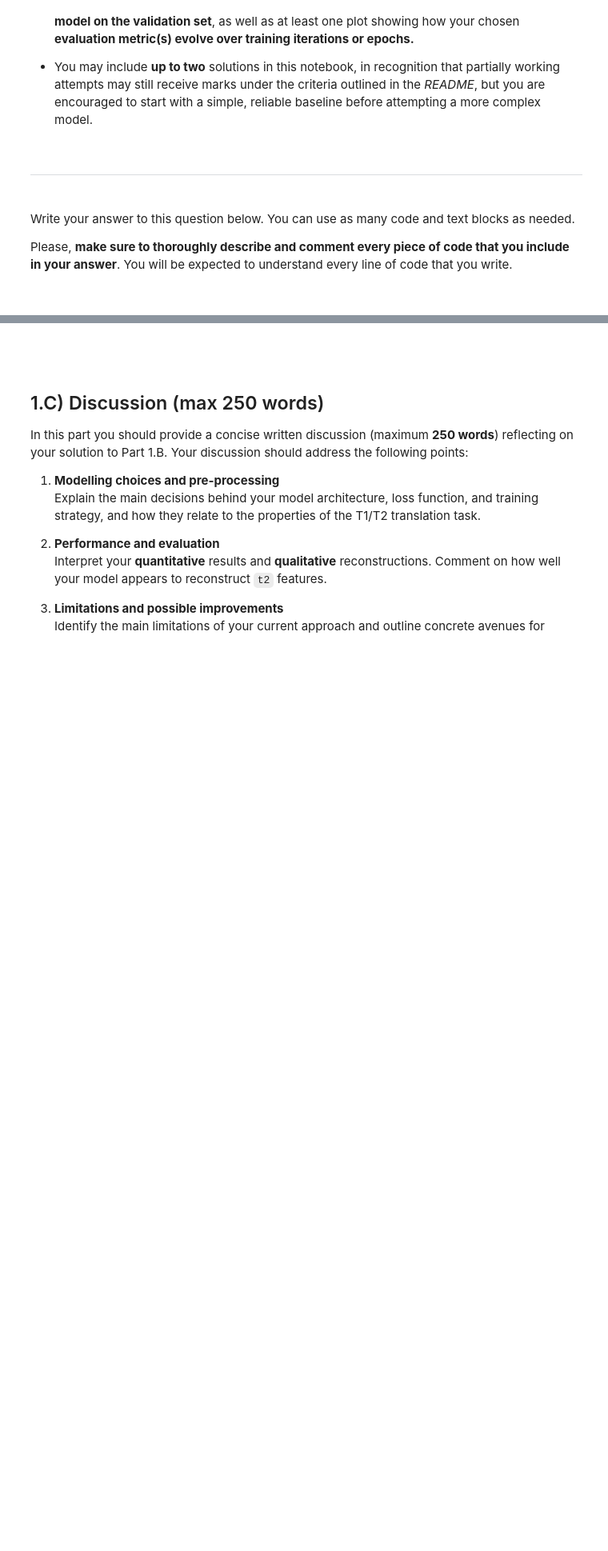
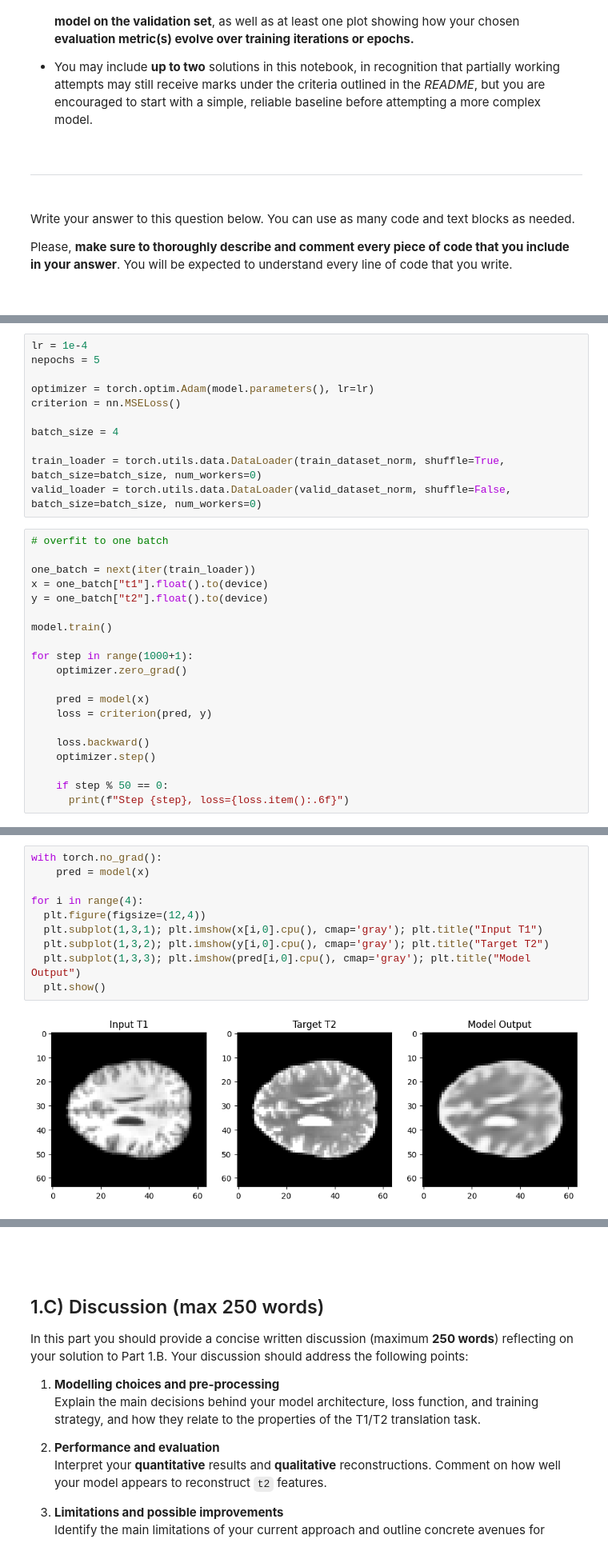
Before and after one commit to fremondi/deep-learning-for-signals-and-images, a Jupyter notebook: Assessment_Q1.ipynb, the cells around one changed output, grey strips where cells are left out. Shown at 80% size. Saved outputs shown, nothing was run; the diff lists cells and outputs as text; blank space fills up the shorter version.

Commit message:
added winsorisation in EDA, designed dense unet architecture, and started training

```diff
--- a/Assessment_Q1.ipynb
+++ b/Assessment_Q1.ipynb
@@ -379,0 +675,31 @@ Please, **make sure to thoroughly describe and comment every piece of code that
+# %%
+lr = 1e-4
+nepochs = 5
+
+optimizer = torch.optim.Adam(model.parameters(), lr=lr)
+criterion = nn.MSELoss()
+
+batch_size = 4
+
+train_loader = torch.utils.data.DataLoader(train_dataset_norm, shuffle=True, batch_size=batch_size, num_workers=0)
+valid_loader = torch.utils.data.DataLoader(valid_dataset_norm, shuffle=False, batch_size=batch_size, num_workers=0)
+# %%
+# overfit to one batch
+
+one_batch = next(iter(train_loader))
+x = one_batch["t1"].float().to(device)
+y = one_batch["t2"].float().to(device)
+
+model.train()
+
+for step in range(1000+1):
+    optimizer.zero_grad()
+
+    pred = model(x)
+    loss = criterion(pred, y)
+
+    loss.backward()
+    optimizer.step()
+
+    if step % 50 == 0:
+      print(f"Step {step}, loss={loss.item():.6f}")
@@ -379,0 +724,12 @@ Please, **make sure to thoroughly describe and comment every piece of code that
+# %%
+with torch.no_grad():
+    pred = model(x)
+
+for i in range(4):
+  plt.figure(figsize=(12,4))
+  plt.subplot(1,3,1); plt.imshow(x[i,0].cpu(), cmap='gray'); plt.title("Input T1")
+  plt.subplot(1,3,2); plt.imshow(y[i,0].cpu(), cmap='gray'); plt.title("Target T2")
+  plt.subplot(1,3,3); plt.imshow(pred[i,0].cpu(), cmap='gray'); plt.title("Model Output")
+  plt.show()
+# %% [output]
+[figure, added]
```
Also changed, not shown: parts of 28 cells of this notebook, 1 other file.
